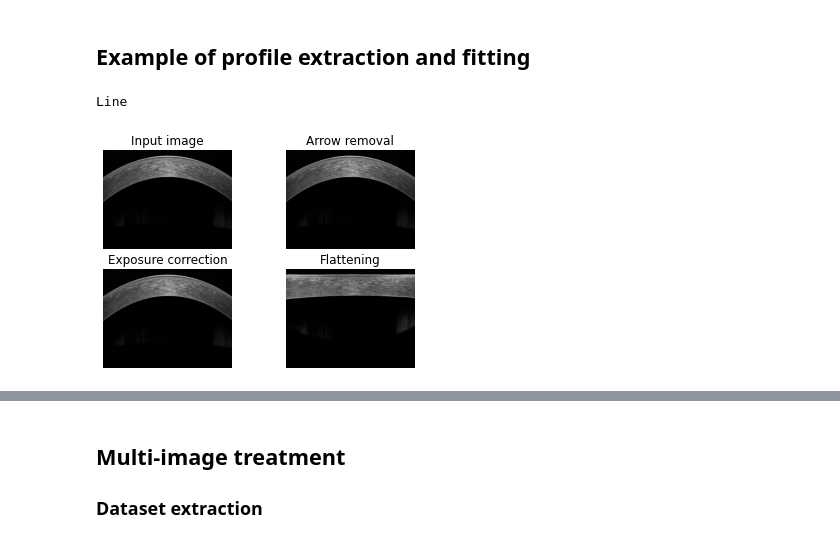
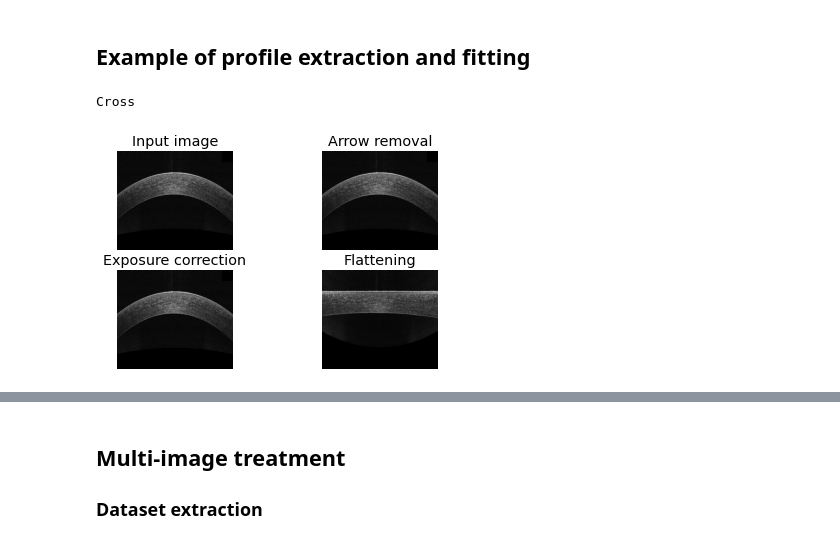
Before and after one commit to Coohrentiin/Quantification_of_corneal_surgery_antecedent, a Jupyter notebook: quatification_test.ipynb, the cells around one changed output, grey strips where cells are left out. Saved outputs shown, nothing was run; the diff lists cells and outputs as text; code cells hidden in the pictures.

```diff
--- a/quatification_test.ipynb
+++ b/quatification_test.ipynb
@@ -98,19 +98,19 @@ def im_plot(im,type='OCT_brut'):
 # %%
 # filepathname=os.path.join(dirname, 'Data','HAZE','haze 3.jpg')
 # filepathname=os.path.join(dirname, 'Data','Healthy','23923_BOULIS_OD.jpg')
-# filepathname=os.path.join(dirname, 'Data','VILBERT_Maelle','test.jpg')
+filepathname=os.path.join(dirname, 'Data','VILBERT_Maelle','test.jpg')
 # filepathname=os.path.join(dirname, 'Data','Healthy_2','NASRAM_OD_Cross.jpg')
 # filepathname=os.path.join(dirname, 'Data','Fuchs_2','VANLUD_OD_6_Line.jpg')
-filepathname=os.path.join(dirname, 'Data','Healthy','80608_REZAZK_OS.jpg')
+# filepathname=os.path.join(dirname, 'Data','Healthy','80608_REZAZK_OS.jpg')
 
 im=image_OCT(filepathname)
 print(im.Path_eye)
 im.AutoTreatment()
 plot_treatment(im)
 moving=False
 # %% [output]
-Line
+Cross
-[figure, old version]
+[figure, new version]
 # %%
 # filepathname=os.path.join(dirname, 'Data','HAZE','haze 1.jpg')
 # filepathname=os.path.join(dirname, 'Data','Healthy','23923_BOULIS_OD.jpg')
```
Also changed, not shown: parts of 19 cells of this notebook, 5 other files.
